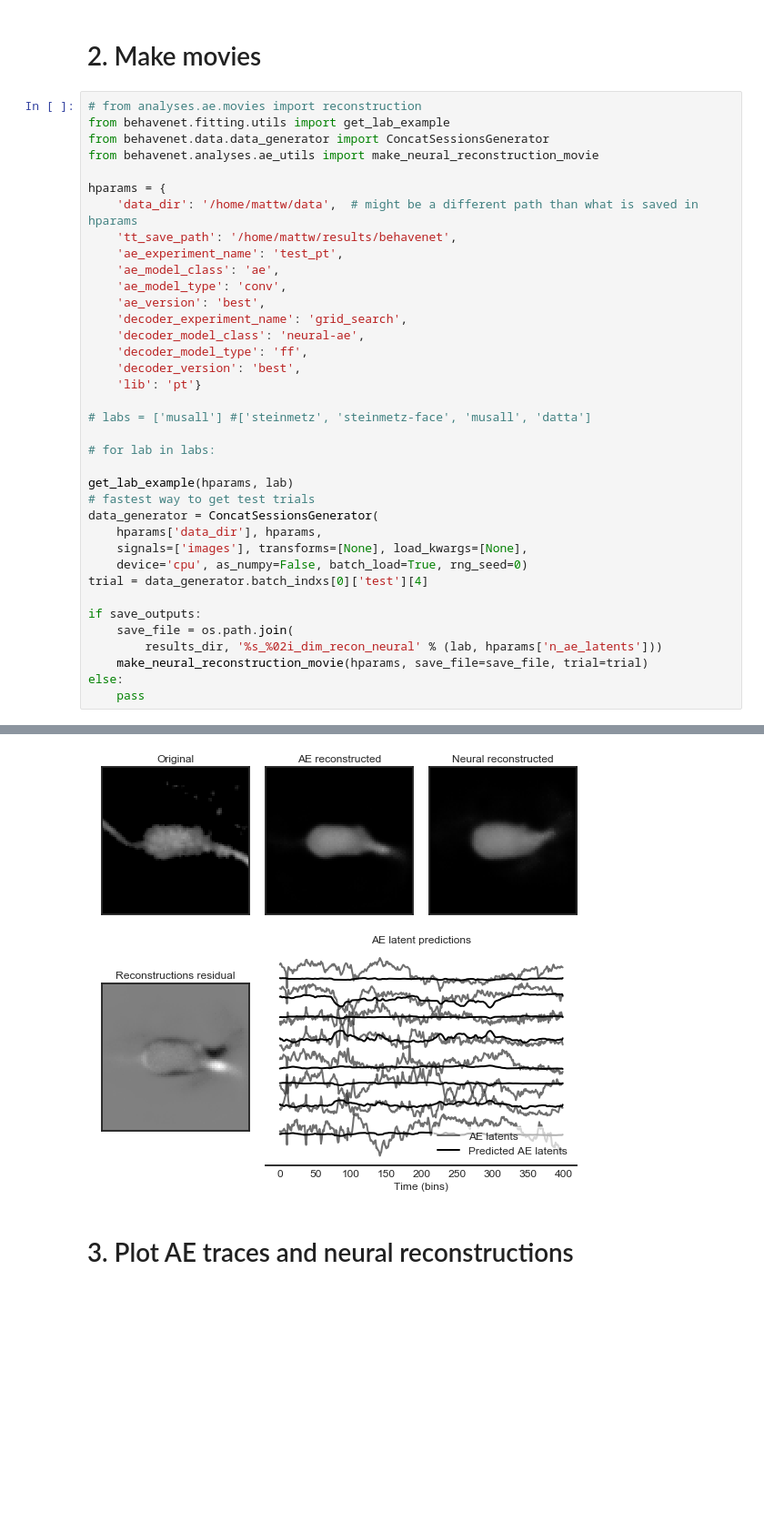
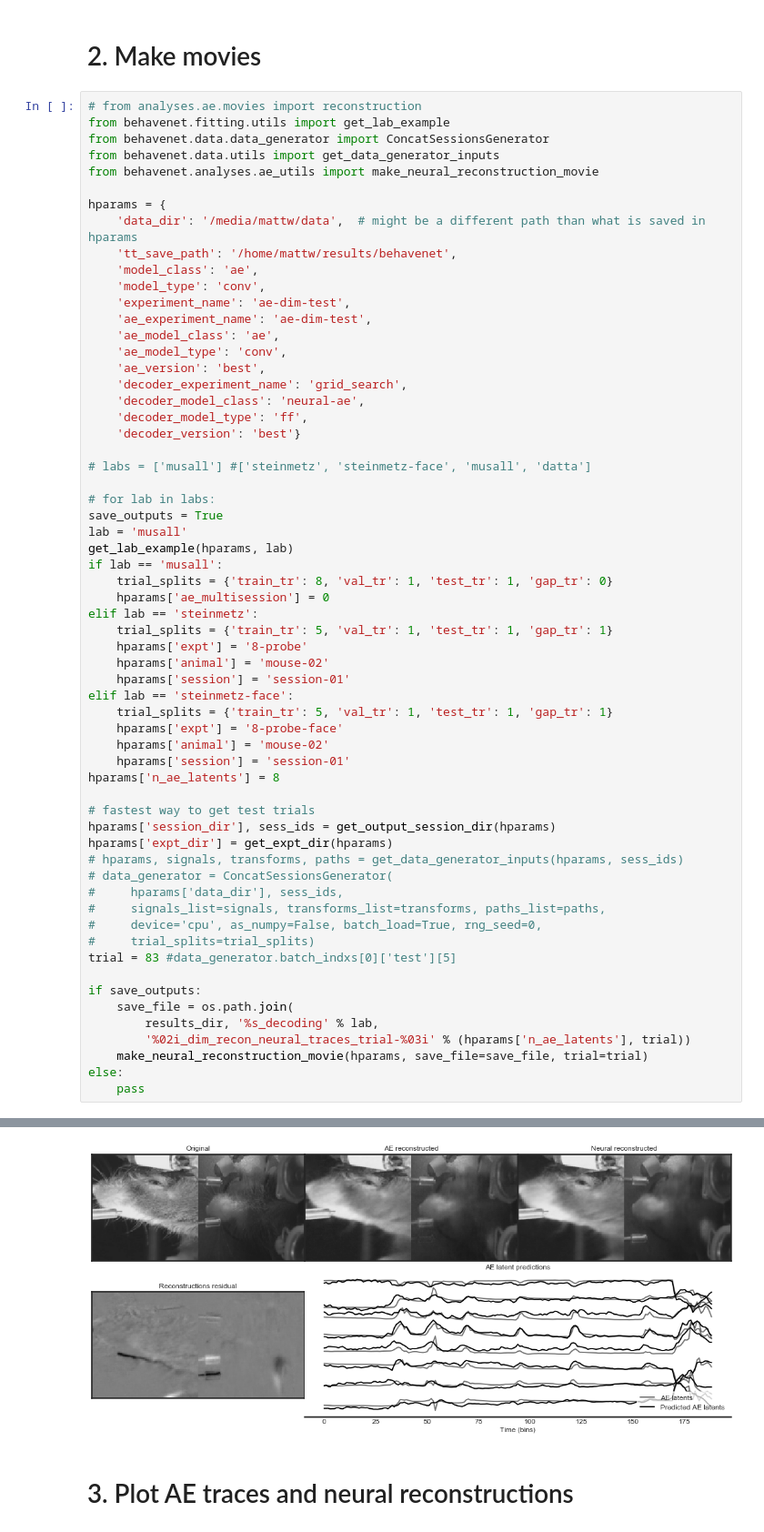
Before and after one commit to themattinthehatt/behavenet, a Jupyter notebook: behavenet/analyses/notebooks/decoder_analysis_notebook.ipynb, the cells around one changed output, grey strips where cells are left out. Shown at 91% size. Cells and saved outputs as stored; diff of their text form; blank space fills up the shorter version.

Commit message:
updates for discrete state decoding with multisession aes

```diff
--- a/behavenet/analyses/notebooks/decoder_analysis_notebook.ipynb
+++ b/behavenet/analyses/notebooks/decoder_analysis_notebook.ipynb
@@ -162,36 +162,60 @@ splt = sns.catplot(
 # from analyses.ae.movies import reconstruction
 from behavenet.fitting.utils import get_lab_example
 from behavenet.data.data_generator import ConcatSessionsGenerator
+from behavenet.data.utils import get_data_generator_inputs
 from behavenet.analyses.ae_utils import make_neural_reconstruction_movie
 
 hparams = {
-    'data_dir': '/home/mattw/data',  # might be a different path than what is saved in hparams
+    'data_dir': '/media/mattw/data',  # might be a different path than what is saved in hparams
     'tt_save_path': '/home/mattw/results/behavenet',
-    'ae_experiment_name': 'test_pt',
+    'model_class': 'ae',
+    'model_type': 'conv',
+    'experiment_name': 'ae-dim-test',
+    'ae_experiment_name': 'ae-dim-test',
     'ae_model_class': 'ae',
     'ae_model_type': 'conv',
     'ae_version': 'best',
     'decoder_experiment_name': 'grid_search',
     'decoder_model_class': 'neural-ae',
     'decoder_model_type': 'ff',
-    'decoder_version': 'best',
-    'lib': 'pt'}
+    'decoder_version': 'best'}
 
 # labs = ['musall'] #['steinmetz', 'steinmetz-face', 'musall', 'datta']
 
 # for lab in labs:
+save_outputs = True
+lab = 'musall'
+get_lab_example(hparams, lab)
+if lab == 'musall':
+    trial_splits = {'train_tr': 8, 'val_tr': 1, 'test_tr': 1, 'gap_tr': 0}
+    hparams['ae_multisession'] = 0
+elif lab == 'steinmetz':
+    trial_splits = {'train_tr': 5, 'val_tr': 1, 'test_tr': 1, 'gap_tr': 1}
+    hparams['expt'] = '8-probe'
+    hparams['animal'] = 'mouse-02'
+    hparams['session'] = 'session-01'
+elif lab == 'steinmetz-face':
+    trial_splits = {'train_tr': 5, 'val_tr': 1, 'test_tr': 1, 'gap_tr': 1}
+    hparams['expt'] = '8-probe-face'
+    hparams['animal'] = 'mouse-02'
+    hparams['session'] = 'session-01'
+hparams['n_ae_latents'] = 8
 
-get_lab_example(hparams, lab)
 # fastest way to get test trials
-data_generator = ConcatSessionsGenerator(
-    hparams['data_dir'], hparams,
-    signals=['images'], transforms=[None], load_kwargs=[None],
-    device='cpu', as_numpy=False, batch_load=True, rng_seed=0)
-trial = data_generator.batch_indxs[0]['test'][4]
+hparams['session_dir'], sess_ids = get_output_session_dir(hparams)
+hparams['expt_dir'] = get_expt_dir(hparams)
+# hparams, signals, transforms, paths = get_data_generator_inputs(hparams, sess_ids)
+# data_generator = ConcatSessionsGenerator(
+#     hparams['data_dir'], sess_ids,
+#     signals_list=signals, transforms_list=transforms, paths_list=paths,
+#     device='cpu', as_numpy=False, batch_load=True, rng_seed=0,
+#     trial_splits=trial_splits)
+trial = 83 #data_generator.batch_indxs[0]['test'][5]
 
 if save_outputs:
     save_file = os.path.join(
-        results_dir, '%s_%02i_dim_recon_neural' % (lab, hparams['n_ae_latents']))
+        results_dir, '%s_decoding' % lab,
+        '%02i_dim_recon_neural_traces_trial-%03i' % (hparams['n_ae_latents'], trial))
     make_neural_reconstruction_movie(hparams, save_file=save_file, trial=trial)
 else:
     pass
@@ -214,4 +236,4 @@ video saved to /home/mattw/results/behavenet_figs/datta_08_dim_recon_neural.mp4
-[figure, old version]
+[figure, new version]
 # %% [markdown]
 # 3. Plot AE traces and neural reconstructions
 # %%
```
Also changed, not shown: parts of 7 cells of this notebook, 6 other files.
